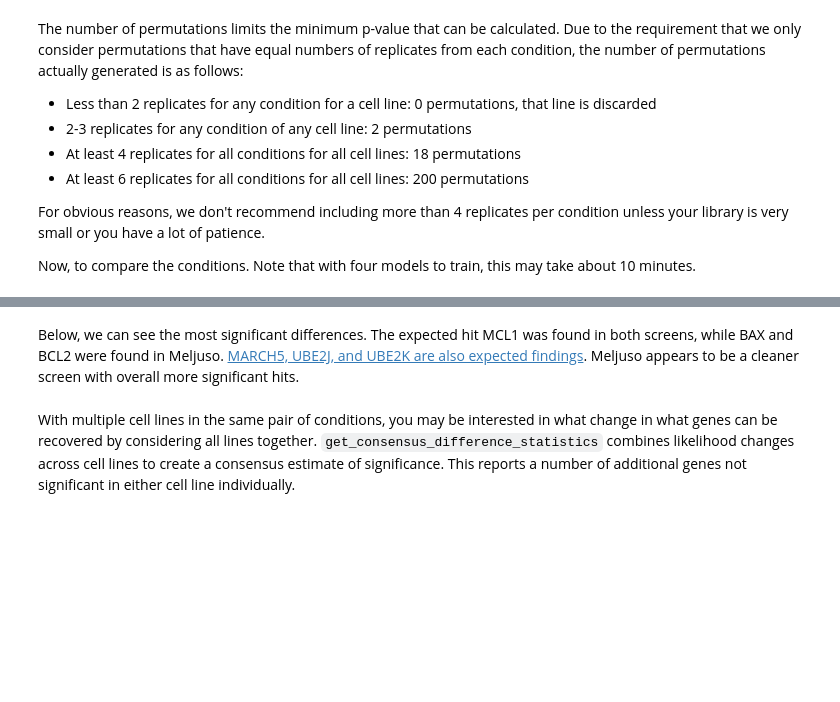
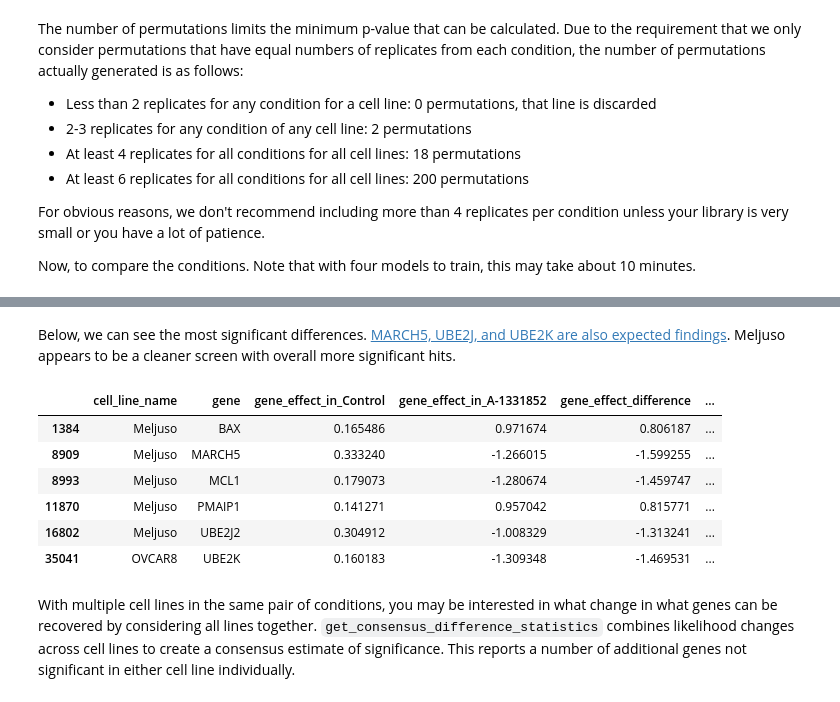
Before and after one commit to broadinstitute/chronos, a Jupyter notebook: Vignette.ipynb, the cells around one changed output, grey strips where cells are left out. Saved outputs shown, nothing was run; the diff lists cells and outputs as text; code cells hidden in the pictures; blank space fills up the shorter version.

```diff
--- a/Vignette.ipynb
+++ b/Vignette.ipynb
@@ -459,7 +785,15 @@ comparison_statistics = comparator.compare_conditions(("Control", "A-1331852"))
 # %% [markdown]
-Below, we can see the most significant differences. The expected hit MCL1 was found in both screens, while BAX and BCL2 were found in Meljuso. [MARCH5, UBE2J, and UBE2K are also expected findings](https://doi.org/10.1038/s41375-024-02178-x). Meljuso appears to be a cleaner screen with overall more significant hits.
+Below, we can see the most significant differences. [MARCH5, UBE2J, and UBE2K are also expected findings](https://doi.org/10.1038/s41375-024-02178-x). Meljuso appears to be a cleaner screen with overall more significant hits.
 # %%
-comparison_statistics.sort_values(["gene"]).loc[lambda x: x.likelihood_fdr < .05]
+comparison_statistics.sort_values(["gene"]).loc[lambda x: x.likelihood_fdr < .1]
+# %% [output]
+|  | cell_line_name | gene | gene_effect_in_Control | gene_effect_in_A-1331852 | gene_effect_difference | ... |
+| 1384 | Meljuso | BAX | 0.165486 | 0.971674 | 0.806187 | ... |
+| 8909 | Meljuso | MARCH5 | 0.333240 | -1.266015 | -1.599255 | ... |
+| 8993 | Meljuso | MCL1 | 0.179073 | -1.280674 | -1.459747 | ... |
+| 11870 | Meljuso | PMAIP1 | 0.141271 | 0.957042 | 0.815771 | ... |
+| 16802 | Meljuso | UBE2J2 | 0.304912 | -1.008329 | -1.313241 | ... |
+| 35041 | OVCAR8 | UBE2K | 0.160183 | -1.309348 | -1.469531 | ... |
 # %% [markdown]
 With multiple cell lines in the same pair of conditions, you may be interested in what change in what genes can be recovered by considering all lines together. `get_consensus_difference_statistics` combines likelihood changes across cell lines to create a consensus estimate of significance. This reports a number of additional genes not significant in either cell line individually.
 # %%
```
Also changed, not shown: parts of 40 cells of this notebook, 1 other file.
